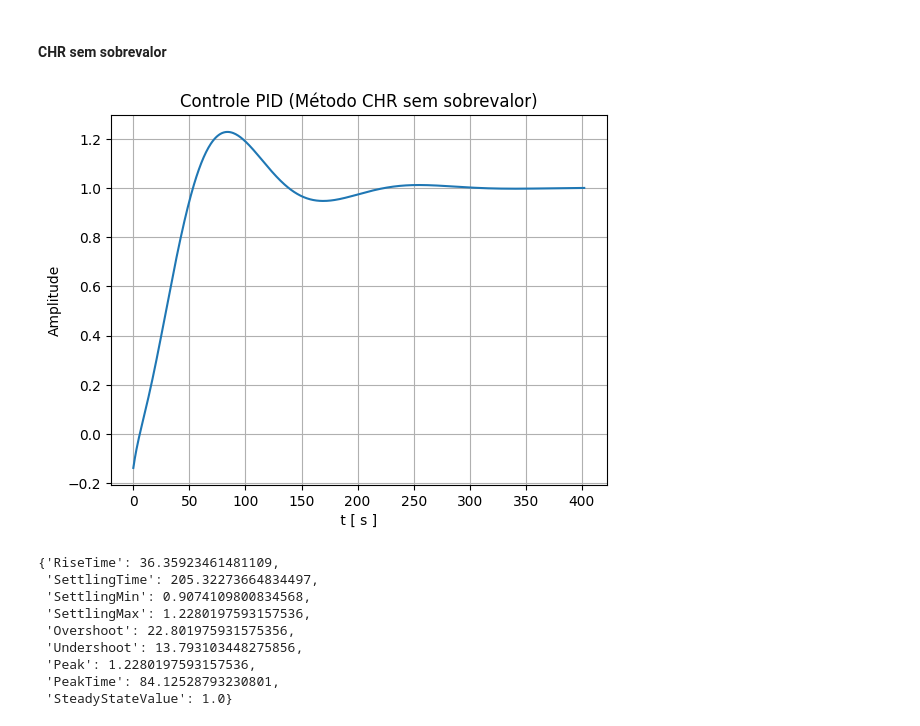
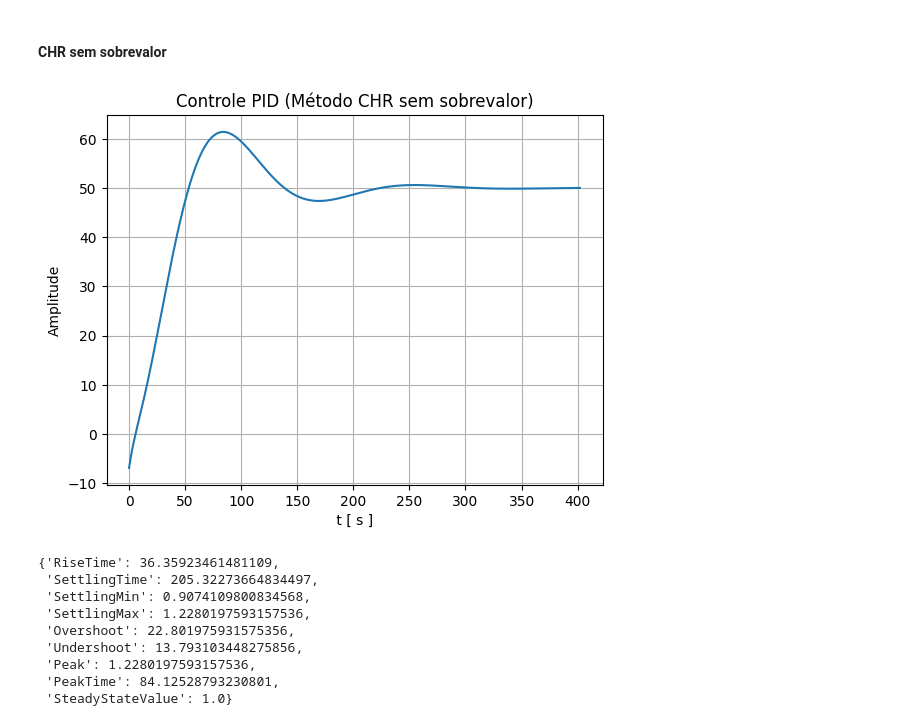
Before and after one commit to natalia-batista/Projeto-C13-, a Jupyter notebook: SistemasEmbarcados.ipynb, the cells around one changed output. Saved outputs shown, nothing was run; the diff lists cells and outputs as text; code cells hidden in the pictures.

```diff
--- a/SistemasEmbarcados.ipynb
+++ b/SistemasEmbarcados.ipynb
@@ -36,3 +38,5 @@ plt.show()
+# %%
+setpoint = 50
 # %% [markdown]
 ### método de identificação de smith
 # %%
@@ -388,17 +392,17 @@ Hdel_chr = ct.series(H, Hctrl_chr)
 Hcl_chr = ct.feedback(Hdel_chr, 1)
 # %%
 t_chr, y_chr = ct.step_response(Hcl_chr)
-
+y_chr *= setpoint
 plt.plot(t_chr, y_chr)
 
 plt.xlabel ( ' t [ s ] ')
 plt.ylabel('Amplitude')
 plt.title('Controle PID (Método CHR sem sobrevalor)')
 
 plt.grid ()
 plt.show()
 # %% [output]
-[figure, old version]
+[figure, new version]
 # %%
 info_chr = ct.step_info(Hcl_chr)
 info_chr
```
Also changed, not shown: parts of 8 cells of this notebook.
